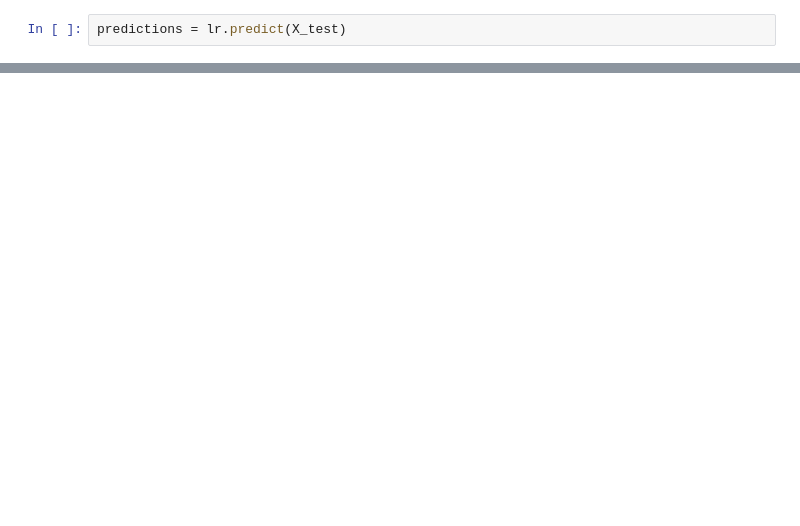
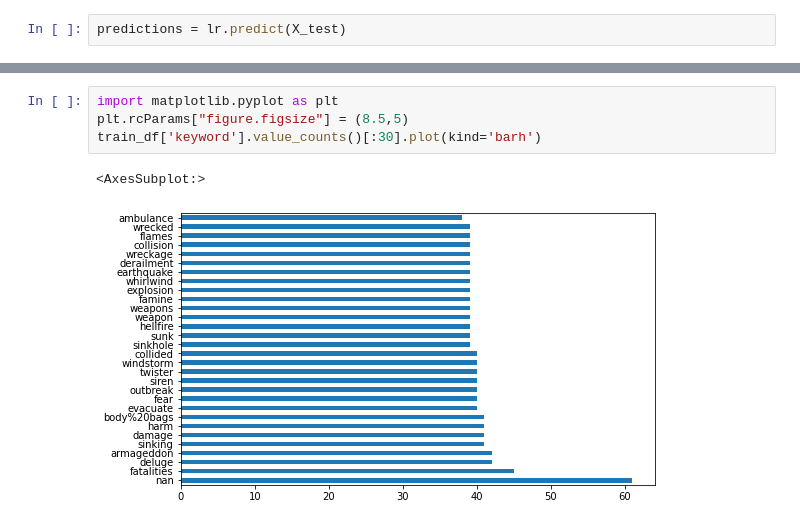
Before and after one commit to michellemckenzie/machine-learning-disaster-tweet-predictions, a Jupyter notebook: project.ipynb, the cells around one changed output, grey strips where cells are left out. Drawn from its saved outputs; the diff is of its cells as text; blank space fills up the shorter version.

```diff
--- a/project.ipynb
+++ b/project.ipynb
@@ -247,0 +275,7 @@ weighted avg       0.81      0.80      0.81      1523
+# %%
+import matplotlib.pyplot as plt
+plt.rcParams["figure.figsize"] = (8.5,5)
+train_df['keyword'].value_counts()[:30].plot(kind='barh')
+# %% [output]
+<AxesSubplot:>
+[figure, added]
```
Also changed, not shown: parts of 8 cells of this notebook.
